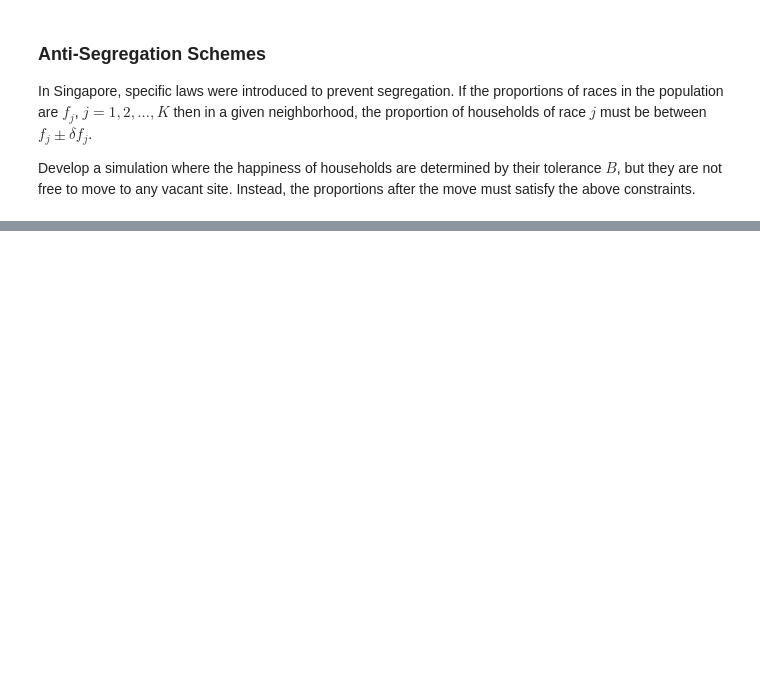
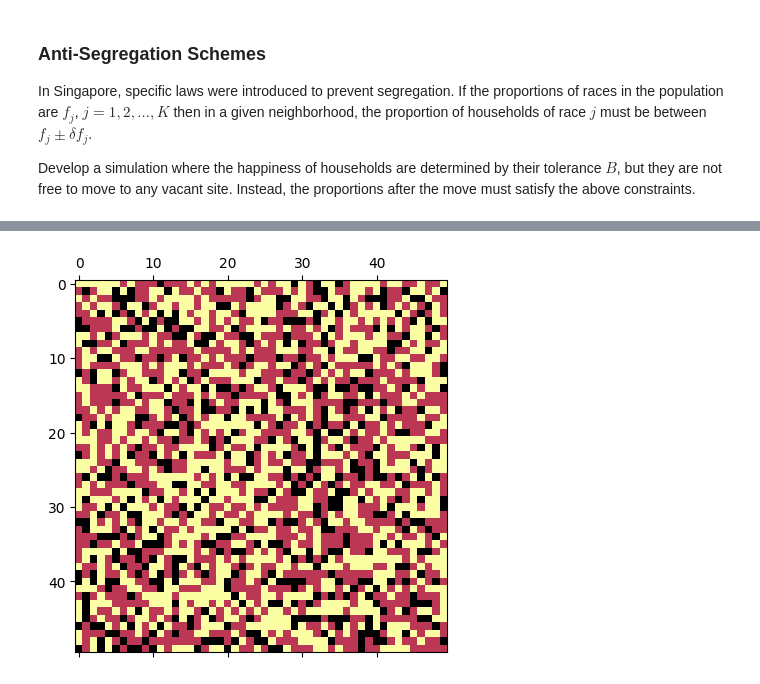
Before and after one commit to PunnawatSiri/Complexity_Science_Course, a Jupyter notebook: Segregation.ipynb, the cells around one changed output, grey strips where cells are left out. Saved outputs shown, nothing was run; the diff lists cells and outputs as text; code cells hidden in the pictures; blank space fills up the shorter version.

```diff
--- a/Segregation.ipynb
+++ b/Segregation.ipynb
@@ -672,0 +689,10 @@ def get_neighbors(i0, j0, max_i, max_j):
+# %%
+# view the city
+plt.matshow(city,cmap='inferno')
+# Emphasize unhappy cells by overlaying red squares
+# for x, y in unhappy:
+#   plt.scatter(y,x, marker='x', color='red', s=5)
+plt.axis('equal')
+plt.show()
+# %% [output]
+[figure, added]
```
Also changed, not shown: parts of 10 cells of this notebook.
